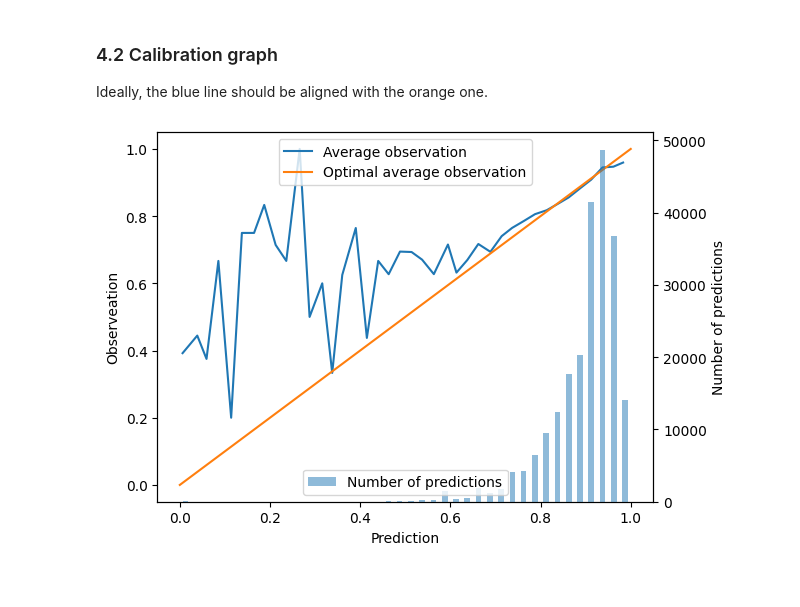
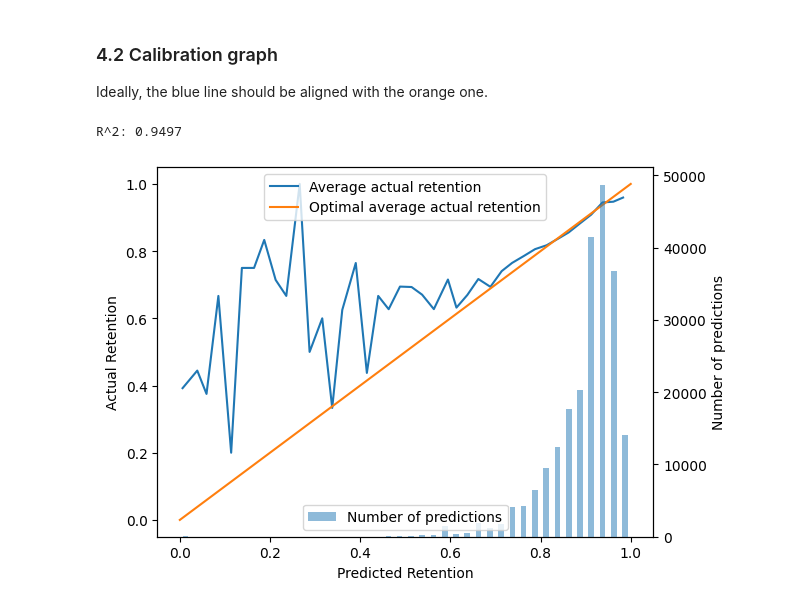
Before and after one commit to open-spaced-repetition/fsrs4anki, a Jupyter notebook: fsrs4anki_optimizer.ipynb, the cells around one changed output. Drawn from its saved outputs; the diff is of its cells as text; code cells hidden in the pictures.

Commit message:
Add r-squared

```diff
--- a/fsrs4anki_optimizer.ipynb
+++ b/fsrs4anki_optimizer.ipynb
@@ -708,6 +708,20 @@ Loss after training: 0.3163
 
 Ideally, the blue line should be aligned with the orange one.
 # %%
+def r_squared(predictions, real, weights):
+    x = np.array(predictions)
+    y = np.array(real)
+    weights = np.array(weights)
+    weighted_mean_x = np.average(x, weights=weights)
+    weighted_mean_y = np.average(y, weights=weights)
+    cov_xy = np.sum(weights * (x - weighted_mean_x) * (y - weighted_mean_y)) / np.sum(weights)
+    var_x = np.sum(weights * (x - weighted_mean_x)**2) / np.sum(weights)
+    var_y = np.sum(weights * (y - weighted_mean_y)**2) / np.sum(weights)
+    r = cov_xy / np.sqrt(var_x * var_y)
+    r_squared = r**2
+    print(f"R^2: {r_squared:.4f}")
+
+
 # code from https://github.com/papousek/duolingo-halflife-regression/blob/master/evaluation.py
 def load_brier(predictions, real, bins=20):
     counts = np.zeros(bins)
@@ -724,36 +738,42 @@ def load_brier(predictions, real, bins=20):
     correct_means[np.isnan(correct_means)] = 0
     size = len(predictions)
     answer_mean = sum(correct) / size
     return {
         "reliability": sum(counts * (correct_means - prediction_means) ** 2) / size,
         "resolution": sum(counts * (correct_means - answer_mean) ** 2) / size,
         "uncertainty": answer_mean * (1 - answer_mean),
         "detail": {
             "bin_count": bins,
             "bin_counts": list(counts),
             "bin_prediction_means": list(prediction_means),
             "bin_correct_means": list(correct_means),
         }
     }
 
+
 def plot_brier(predictions, real, bins=20):
     brier = load_brier(predictions, real, bins=bins)
+    bin_prediction_means = brier['detail']['bin_prediction_means']
+    bin_correct_means = brier['detail']['bin_correct_means']
+    bin_counts = brier['detail']['bin_counts']
+    r_squared(bin_prediction_means, bin_correct_means, bin_counts)
     plt.figure()
-    plt.plot(brier['detail']['bin_prediction_means'], brier['detail']['bin_correct_means'], label='Average observation')
-    plt.plot((0, 1), (0, 1), label='Optimal average observation')
+    plt.plot(bin_prediction_means, bin_correct_means, label='Average actual retention')
+    plt.plot((0, 1), (0, 1), label='Optimal average actual retention')
     bin_count = brier['detail']['bin_count']
-    counts = np.array(brier['detail']['bin_counts'])
+    counts = np.array(bin_counts)
     bins = (np.arange(bin_count) + 0.5) / bin_count
     plt.legend(loc='upper center')
-    plt.xlabel('Prediction')
-    plt.ylabel('Observeation')
+    plt.xlabel('Predicted Retention')
+    plt.ylabel('Actual Retention')
     plt.twinx()
     plt.ylabel('Number of predictions')
     plt.bar(bins, counts, width=(0.5 / bin_count), alpha=0.5, label='Number of predictions')
     plt.legend(loc='lower center')
 
 
 plot_brier(dataset['p'], dataset['y'], bins=40)
 plt.show()
 # %% [output]
+R^2: 0.9497
-[figure, old version]
+[figure, new version]
```
Also changed, not shown: parts of 1 cell of this notebook.
